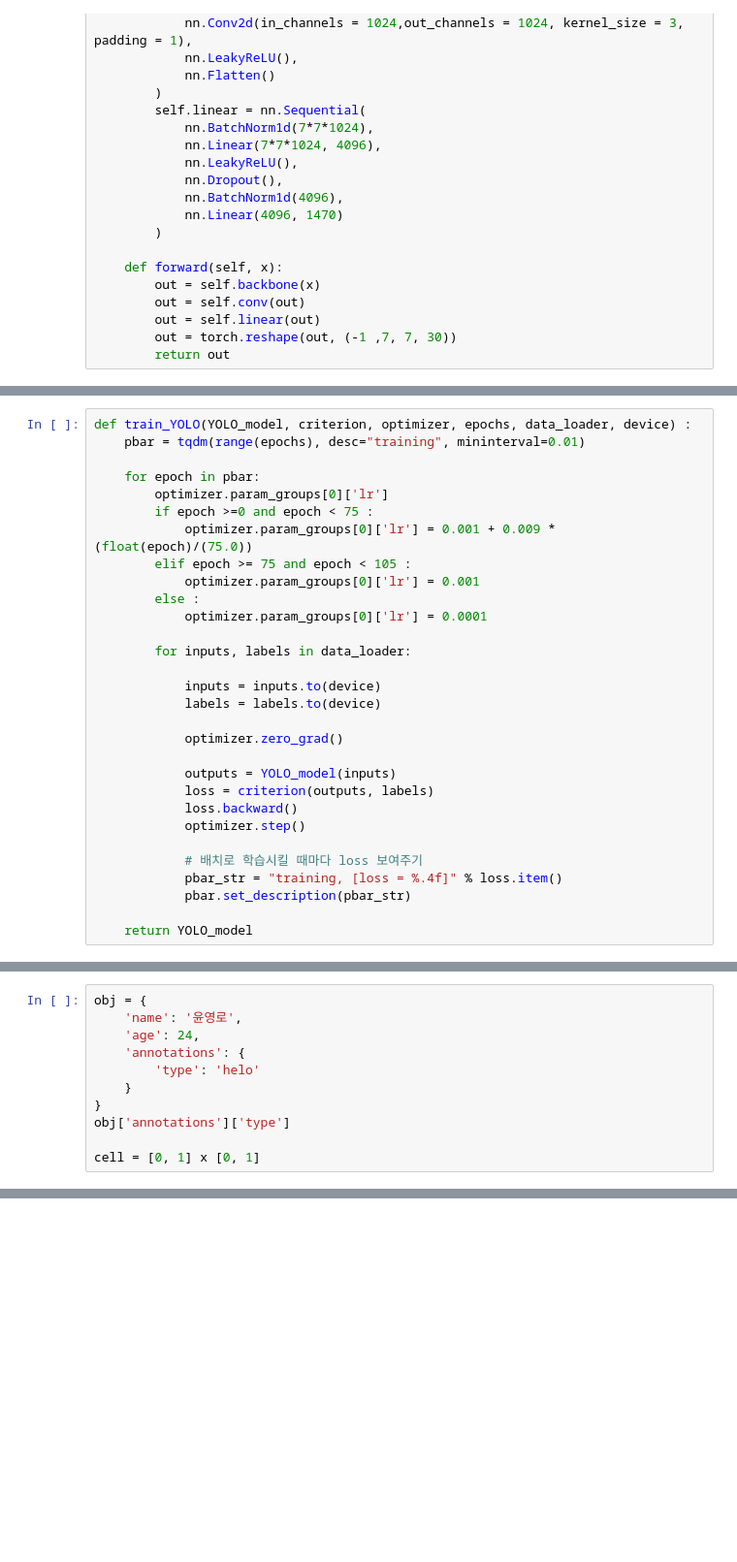
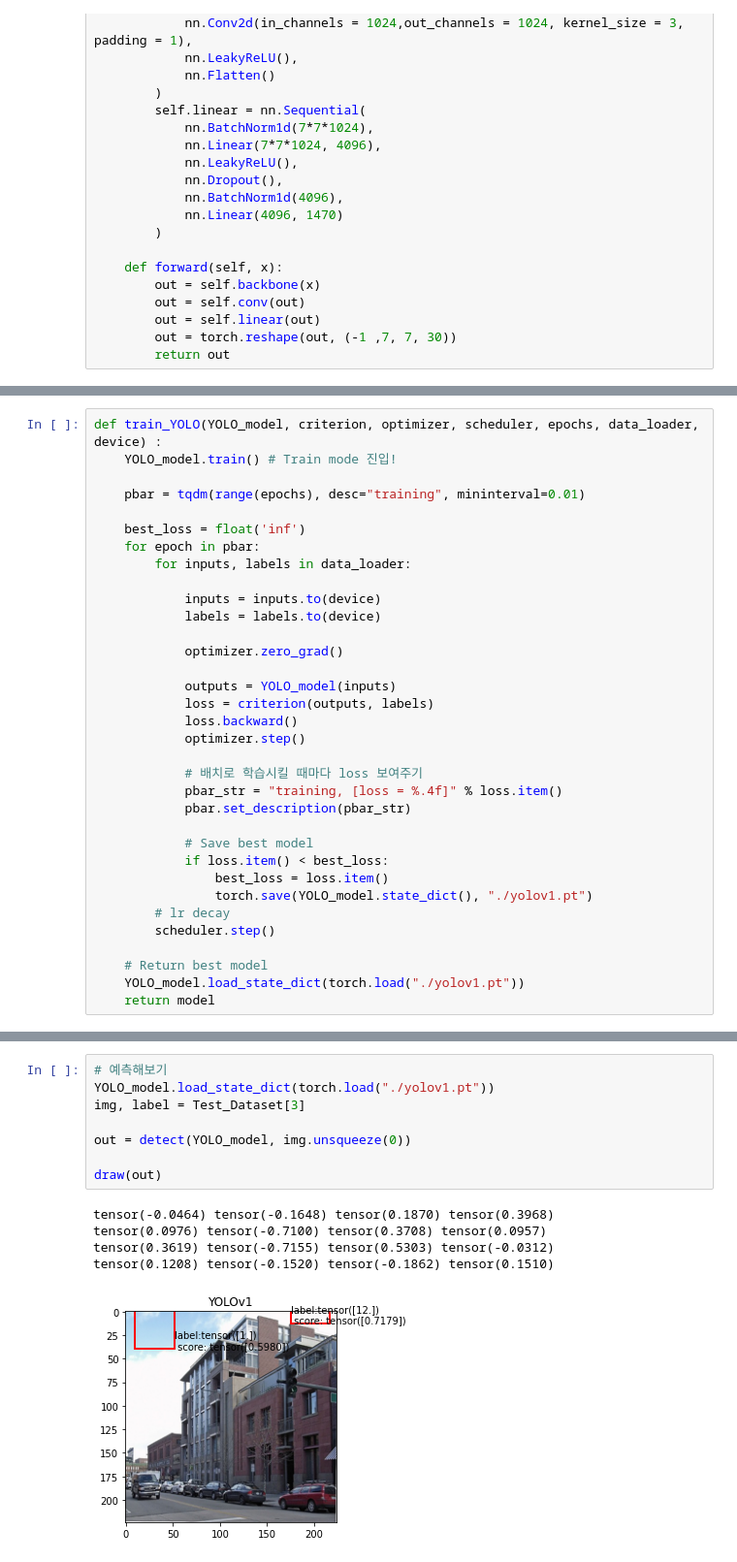
Before and after one commit to chaeengg/BearTeam, a Jupyter notebook: edu/model/YOLOv1.ipynb, the cells around one changed output, grey strips where cells are left out. Shown: that part at 97% size. Drawn from its saved outputs; the diff is of its cells as text; blank space fills up the shorter version.

```diff
--- a/edu/model/YOLOv1.ipynb
+++ b/edu/model/YOLOv1.ipynb
@@ -281,17 +302,12 @@ def yolo_multitask_loss(y_pred, y_true):
     return batch_loss
 # %%
-def train_YOLO(YOLO_model, criterion, optimizer, epochs, data_loader, device) :
+def train_YOLO(YOLO_model, criterion, optimizer, scheduler, epochs, data_loader, device) :
+    YOLO_model.train() # Train mode 진입!
+
     pbar = tqdm(range(epochs), desc="training", mininterval=0.01)
 
+    best_loss = float('inf')
     for epoch in pbar:
-        optimizer.param_groups[0]['lr']
-        if epoch >=0 and epoch < 75 :
-            optimizer.param_groups[0]['lr'] = 0.001 + 0.009 * (float(epoch)/(75.0))
-        elif epoch >= 75 and epoch < 105 :
-            optimizer.param_groups[0]['lr'] = 0.001
-        else :
-            optimizer.param_groups[0]['lr'] = 0.0001
-
         for inputs, labels in data_loader:
 
             inputs = inputs.to(device)
@@ -308,4 +324,13 @@ def train_YOLO(YOLO_model, criterion, optimizer, epochs, data_loader, device) :
             pbar_str = "training, [loss = %.4f]" % loss.item()
             pbar.set_description(pbar_str)
 
-    return YOLO_model
+            # Save best model
+            if loss.item() < best_loss:
+                best_loss = loss.item()
+                torch.save(YOLO_model.state_dict(), "./yolov1.pt")
+        # lr decay
+        scheduler.step()
+
+    # Return best model
+    YOLO_model.load_state_dict(torch.load("./yolov1.pt"))
+    return model
@@ -365,11 +389,0 @@ except ValueError as e:
-# %%
-obj = {
-    'name': '윤영로',
-    'age': 24,
-    'annotations': {
-        'type': 'helo'
-    }
-}
-obj['annotations']['type']
-
-cell = [0, 1] x [0, 1]
@@ -381,0 +555,14 @@ True
+# %%
+# 예측해보기
+YOLO_model.load_state_dict(torch.load("./yolov1.pt"))
+img, label = Test_Dataset[3]
+
+out = detect(YOLO_model, img.unsqueeze(0))
+
+draw(out)
+# %% [output]
+tensor(-0.0464) tensor(-0.1648) tensor(0.1870) tensor(0.3968)
+tensor(0.0976) tensor(-0.7100) tensor(0.3708) tensor(0.0957)
+tensor(0.3619) tensor(-0.7155) tensor(0.5303) tensor(-0.0312)
+tensor(0.1208) tensor(-0.1520) tensor(-0.1862) tensor(0.1510)
+[figure, added]
```
Also changed, not shown: parts of 10 cells of this notebook, 13 other files.
